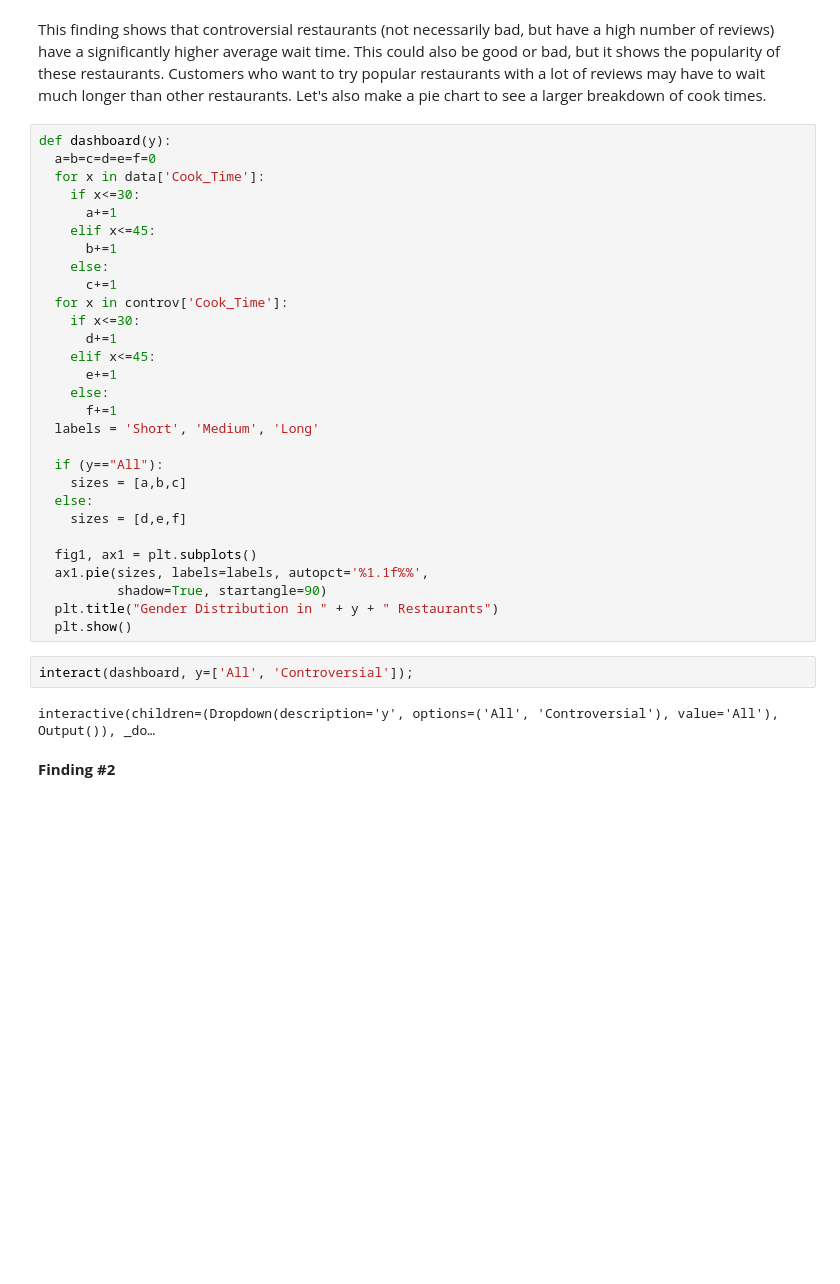
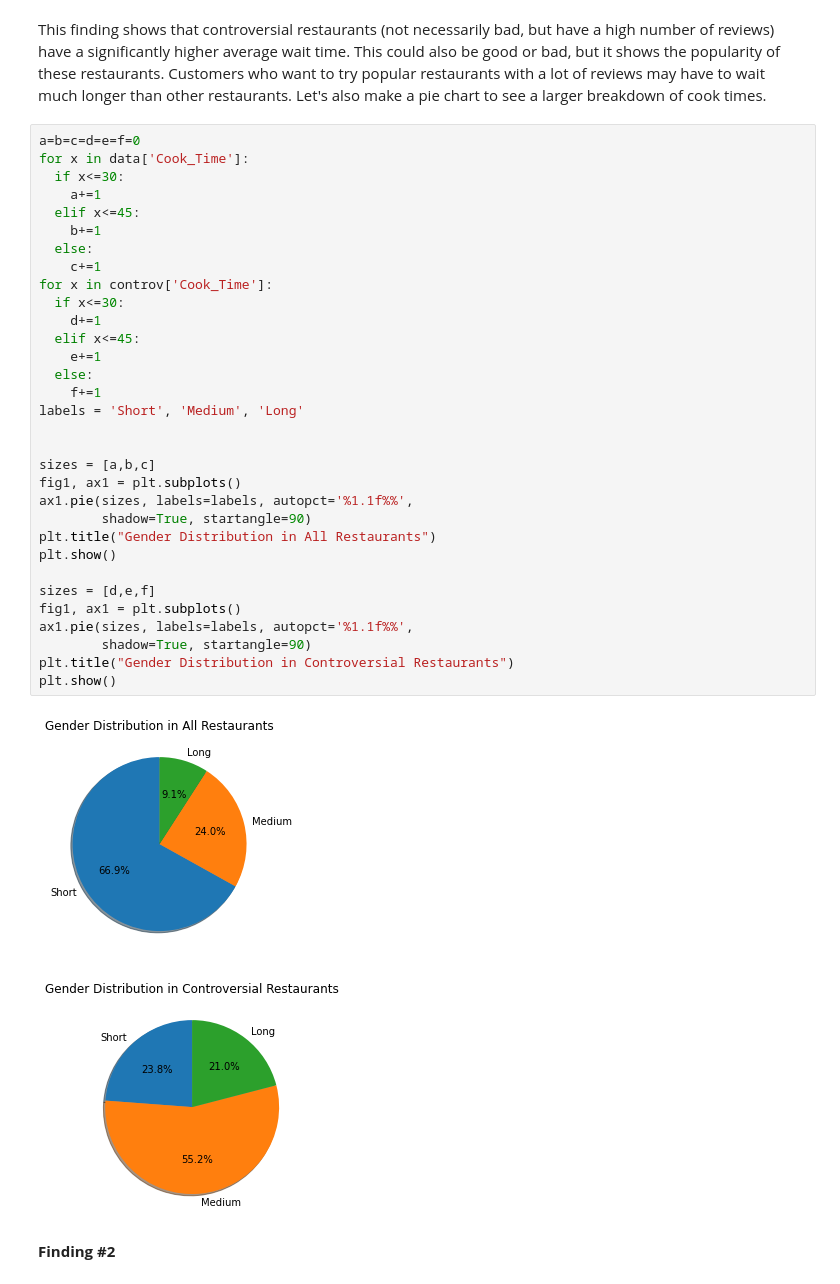
Before and after one commit to azheng456/2019-2020-NBA-Data, a Jupyter notebook: XternDS.ipynb, the cells around one changed output. Drawn from its saved outputs; the diff is of its cells as text; blank space fills up the shorter version.

```diff
--- a/XternDS.ipynb
+++ b/XternDS.ipynb
@@ -82,38 +76,40 @@ Controversial Restaurants: 76.19%
 # %% [markdown]
 This finding shows that controversial restaurants (not necessarily bad, but have a high number of reviews) have a significantly higher average wait time. This could also be good or bad, but it shows the popularity of these restaurants. Customers who want to try popular restaurants with a lot of reviews may have to wait much longer than other restaurants. Let's also make a pie chart to see a larger breakdown of cook times.
 # %%
-def dashboard(y):
-  a=b=c=d=e=f=0
-  for x in data['Cook_Time']:
-    if x<=30:
-      a+=1
-    elif x<=45:
-      b+=1
-    else:
-      c+=1
-  for x in controv['Cook_Time']:
-    if x<=30:
-      d+=1
-    elif x<=45:
-      e+=1
-    else:
-      f+=1
-  labels = 'Short', 'Medium', 'Long'
+a=b=c=d=e=f=0
+for x in data['Cook_Time']:
+  if x<=30:
+    a+=1
+  elif x<=45:
+    b+=1
+  else:
+    c+=1
+for x in controv['Cook_Time']:
+  if x<=30:
+    d+=1
+  elif x<=45:
+    e+=1
+  else:
+    f+=1
+labels = 'Short', 'Medium', 'Long'
 
-  if (y=="All"):
-    sizes = [a,b,c]
-  else:
-    sizes = [d,e,f]
 
-  fig1, ax1 = plt.subplots()
-  ax1.pie(sizes, labels=labels, autopct='%1.1f%%',
-          shadow=True, startangle=90)
-  plt.title("Gender Distribution in " + y + " Restaurants")
-  plt.show()
+sizes = [a,b,c]
+fig1, ax1 = plt.subplots()
+ax1.pie(sizes, labels=labels, autopct='%1.1f%%',
+        shadow=True, startangle=90)
+plt.title("Gender Distribution in All Restaurants")
+plt.show()
+
+sizes = [d,e,f]
+fig1, ax1 = plt.subplots()
+ax1.pie(sizes, labels=labels, autopct='%1.1f%%',
+        shadow=True, startangle=90)
+plt.title("Gender Distribution in Controversial Restaurants")
+plt.show()
+# %% [output]
+[figure, added]
+[figure, added]
-# %%
-interact(dashboard, y=['All', 'Controversial']);
-# %% [output]
-interactive(children=(Dropdown(description='y', options=('All', 'Controversial'), value='All'), Output()), _do…
 # %% [markdown]
 **Finding #2**
 # %%
```
Also changed, not shown: parts of 1 cell of this notebook.
